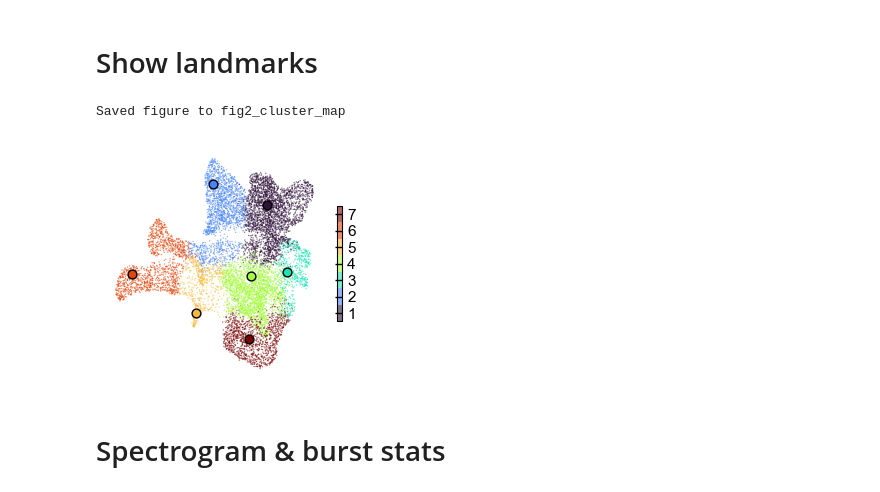
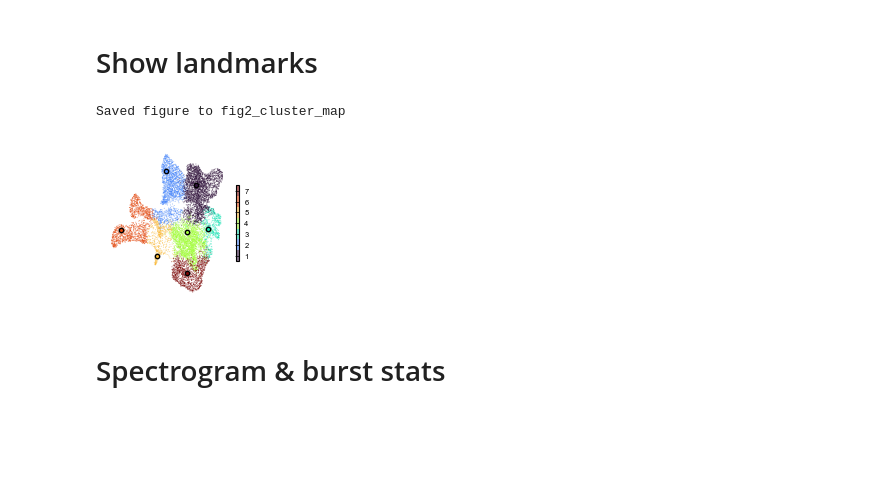
Before and after one commit to jyKim-97/hh_neuralnet, a Jupyter notebook: figures/figure2.ipynb, the cells around one changed output. Drawn from its saved outputs; the diff is of its cells as text; code cells hidden in the pictures; blank space fills up the shorter version.

```diff
--- a/figures/figure2.ipynb
+++ b/figures/figure2.ipynb
@@ -150,25 +155,25 @@ for i in range(num_cluster):
 # %%
 cmap = plt.get_cmap('turbo', len(np.unique(cid)))
 # set markers
 markers = ("o", "v", "*", ">", "<", "h", "s")
 
-plt.figure(figsize=(3.5, 3))
-plt.scatter(da[:,0], da[:,1], s=1, edgecolor="none", c=cid, cmap=cmap, rasterized=True, alpha=0.6)
+plt.figure(figsize=(5*uf.cm, 5*uf.cm))
+plt.scatter(da[:,0], da[:,1], s=0.5, edgecolor="none", c=cid, cmap=cmap, rasterized=True, alpha=0.6)
 plt.axis("off")
 cbar = plt.colorbar(shrink=0.5, ticks=np.arange(1+3/7, 7-3/7+1e-3, 6/7))
 cbar.set_ticklabels(["%d"%(n) for n in range(1, 8)])
 
 for i in range(num_cluster):
     # plt.scatter(da[idx[i],0], da[idx[i],1], marker=markers[i], s=40, edgecolor='k')
-    plt.scatter(da[idx[i],0], da[idx[i],1], marker="o", s=40, edgecolor='k',
+    plt.scatter(da[idx[i],0], da[idx[i],1], marker="o", s=10, edgecolor='k',
                color=cmap(i/num_cluster))
 
 uf.save_fig("fig2_cluster_map")
 
 plt.show()
 # %% [output]
 Saved figure to fig2_cluster_map
-[figure, old version]
+[figure, new version]
 # %% [markdown]
 # Spectrogram & burst stats
 # %% [markdown]
```
Also changed, not shown: parts of 22 cells of this notebook, 3 other files.
